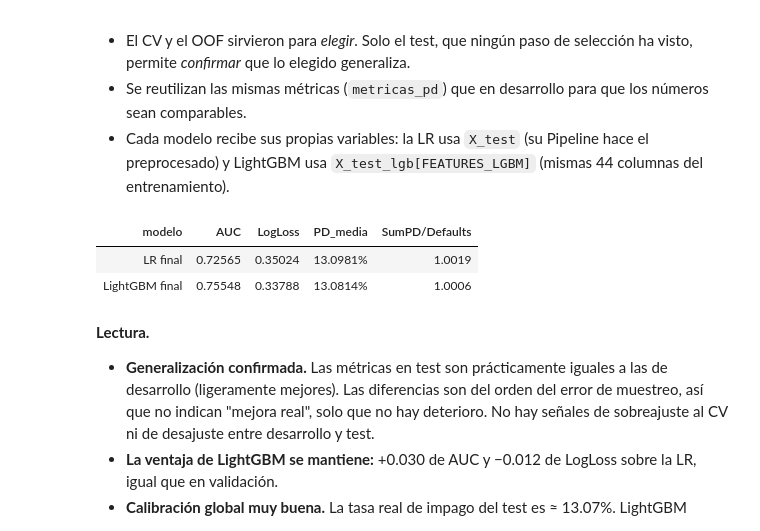
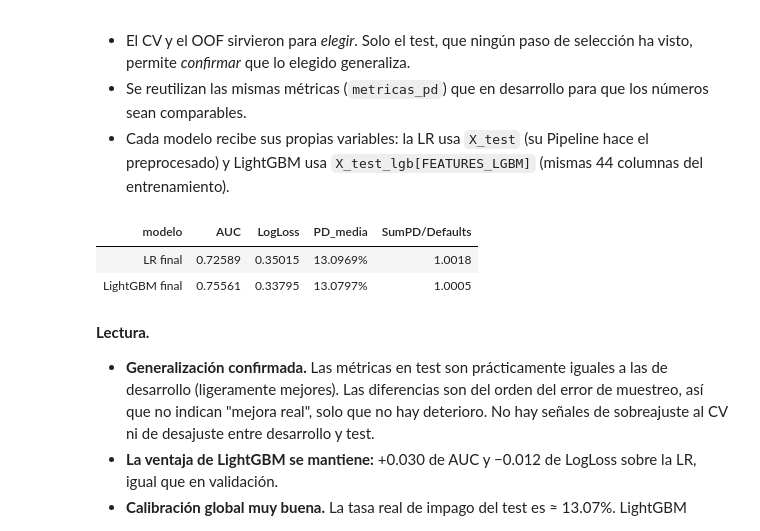
Before and after one commit to antonio-xrp/Expected_Credit_Loss, a Jupyter notebook: notebooks/03_modelo_pd.ipynb, the cells around one changed output. Drawn from its saved outputs; the diff is of its cells as text; code cells hidden in the pictures.

```diff
--- a/notebooks/03_modelo_pd.ipynb
+++ b/notebooks/03_modelo_pd.ipynb
@@ -54,11 +54,11 @@ CV_SAMPLE_SIZE = 200_000
 # %% [markdown]
 Separamos nuestras variables`
 # %%
-Xtr_pl = pl.read_parquet("../data/processed/X_train.parquet")
+Xtr_pl = pl.read_parquet("../data/processed/X_train_origin.parquet")
 
 TARGET = "y"
 
-LEAKAGE_VARS = ['grade']
+#LEAKAGE_VARS = ['grade']
 
 CAT  = [c for c, dt in Xtr_pl.schema.items() if dt == pl.String]
 NUM  = [c for c, dt in Xtr_pl.schema.items() if dt.is_numeric()]
@@ -69,10 +69,20 @@ NUM_BASE   = [c for c in NUM if c not in LOG_VARS + FLAG_VARS]  # 29 originales
 RAW_OF_LOG = [c.removeprefix("log_") for c in LOG_VARS]  # variables que tienen su log
 VIF_DROP   = ["monthly_payment"]                         # VIF > 10 (colineal con funded_amnt)
 
+ING_VARIABLES_BASICAS = [
+    'antiguedad_crediticia_meses',
+    'ratio_financiacion_ingreso',
+    'emp_length_ordinal'
+]
+VIF_DROP_ING = [
+    "earliest_cr_line_year",
+    "monthly_payment",
+    "issue_date_year"]
+
 # VARS = NUM + CAT
 
 X_train = Xtr_pl.to_pandas()
-X_test  = pl.read_parquet("../data/processed/X_test.parquet").to_pandas()
+X_test  = pl.read_parquet("../data/processed/X_test_origin.parquet").to_pandas()
 y_train = pl.read_parquet("../data/processed/y_train.parquet")["y"].to_numpy()
 y_test  = pl.read_parquet("../data/processed/y_test.parquet")["y"].to_numpy()
 
@@ -160,11 +170,18 @@ def swap_raw_for_log(cols):
 
 NUM_NOVIF = [c for c in NUM_BASE if c not in VIF_DROP]
 
+NUM_NOVIF_ING = [
+    c for c in NUM_BASE
+    if c not in VIF_DROP_ING
+]
+
 CONT_SETS = {
     "LR_A (crudas, todas)" : NUM_BASE,
     "LR_B (crudas, sin VIF)" : NUM_NOVIF,
     "LR_C (logs, todas)": swap_raw_for_log(NUM_BASE),
-    "LR_D (logs, sin VIF)": swap_raw_for_log(NUM_NOVIF)
+    "LR_D (logs, sin VIF)": swap_raw_for_log(NUM_NOVIF),
+    "LR_E (crudas, sin VIF_DROP_ING)": NUM_NOVIF_ING,
+    "LR_F (logs, sin VIF_DROP_ING)": swap_raw_for_log(NUM_NOVIF_ING),
 }
 
 def make_lr(cont_cols):
@@ -594,39 +596,38 @@ df_gap = pd.DataFrame(resultados_gap)
 - Se reutilizan las mismas métricas (`metricas_pd`) que en desarrollo para que los números sean comparables.
 - Cada modelo recibe sus propias variables: la LR usa `X_test` (su Pipeline hace el preprocesado) y LightGBM usa `X_test_lgb[FEATURES_LGBM]` (mismas 44 columnas del entrenamiento).
 # %%
-python
 from sklearn.base import clone
 from sklearn.metrics import roc_auc_score, log_loss
 
 # Modelos finales: copias SIN entrenar de los ganadores, ajustadas con TODO X_dev.
 # (Ya no hay folds: el CV sirvió para elegir; ahora se entrena una vez con todo lo disponible.)
 lr_final = clone(grid_lr.best_estimator_)
 lr_final.fit(X_dev, yD)
 
 lgbm_final = clone(search_lgbm.best_estimator_)
 lgbm_final.fit(XD, yD)
 
 y_test_array = np.asarray(y_test).ravel()
 
 # La LR recibe el DataFrame completo: su ColumnTransformer selecciona y transforma columnas.
 p_lr_test = lr_final.predict_proba(X_test)[:, 1]
 
 # LightGBM necesita EXACTAMENTE las columnas del entrenamiento (44), en el mismo orden
 # y con categóricas en dtype 'category' con las categorías de train (to_lgbm).
 p_lgbm_test = lgbm_final.predict_proba(X_test_lgb[FEATURES_LGBM])[:, 1]
 
 comparacion_test = pd.DataFrame([
     metricas_pd(y_test_array, p_lr_test, "LR final"),
     metricas_pd(y_test_array, p_lgbm_test, "LightGBM final"),
 ])
 display(comparacion_test.style.format({
     "AUC": "{:.5f}", "LogLoss": "{:.5f}",
     "PD_media": "{:.4%}", "SumPD/Defaults": "{:.4f}",
 }).hide(axis="index"))
 # %% [output]
 | modelo | AUC | LogLoss | PD_media | SumPD/Defaults |
-| LR final | 0.72565 | 0.35024 | 13.0981% | 1.0019 |
-| LightGBM final | 0.75548 | 0.33788 | 13.0814% | 1.0006 |
+| LR final | 0.72589 | 0.35015 | 13.0969% | 1.0018 |
+| LightGBM final | 0.75561 | 0.33795 | 13.0797% | 1.0005 |
 # %% [markdown]
 **Lectura.**
 - **Generalización confirmada.** Las métricas en test son prácticamente iguales a las de desarrollo (ligeramente mejores). Las diferencias son del orden del error de muestreo, así que no indican "mejora real", solo que no hay deterioro. No hay señales de sobreajuste al CV ni de desajuste entre desarrollo y test.
```
Also changed, not shown: parts of 9 cells of this notebook, 3 other files.
